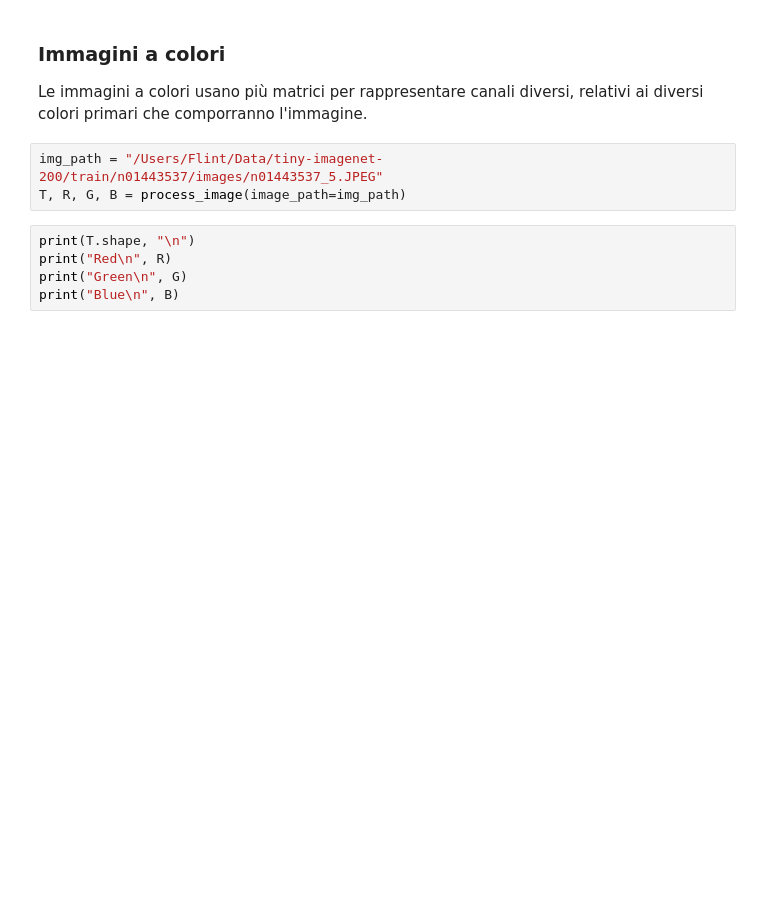
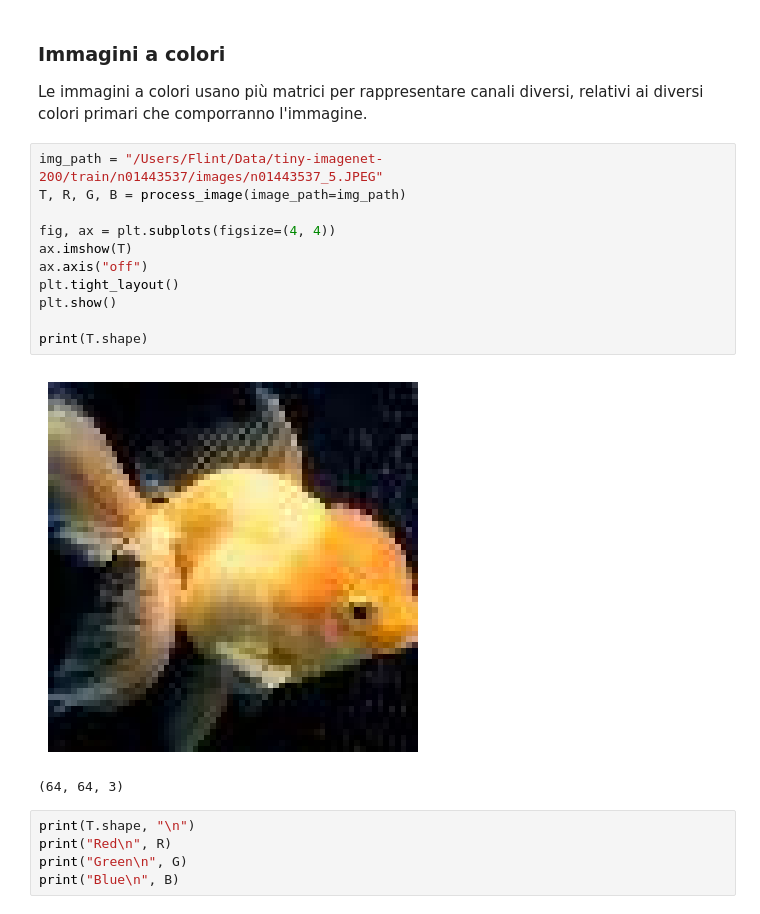
Before and after one commit to afflint/tdl, a Jupyter notebook: 2025-26/dati.ipynb, the cells around one changed output. Saved outputs shown, nothing was run; the diff lists cells and outputs as text; blank space fills up the shorter version.

```diff
--- a/2025-26/dati.ipynb
+++ b/2025-26/dati.ipynb
@@ -246,6 +232,17 @@ Le immagini a colori usano più matrici per rappresentare canali diversi, relati
 # %%
 img_path = "/Users/Flint/Data/tiny-imagenet-200/train/n01443537/images/n01443537_5.JPEG"
 T, R, G, B = process_image(image_path=img_path)
+
+fig, ax = plt.subplots(figsize=(4, 4))
+ax.imshow(T)
+ax.axis("off")
+plt.tight_layout()
+plt.show()
+
+print(T.shape)
+# %% [output]
+[figure, added]
+(64, 64, 3)
 # %%
 print(T.shape, "\n")
 print("Red\n", R)
```
Also changed, not shown: parts of 15 cells of this notebook, 6 other files.
